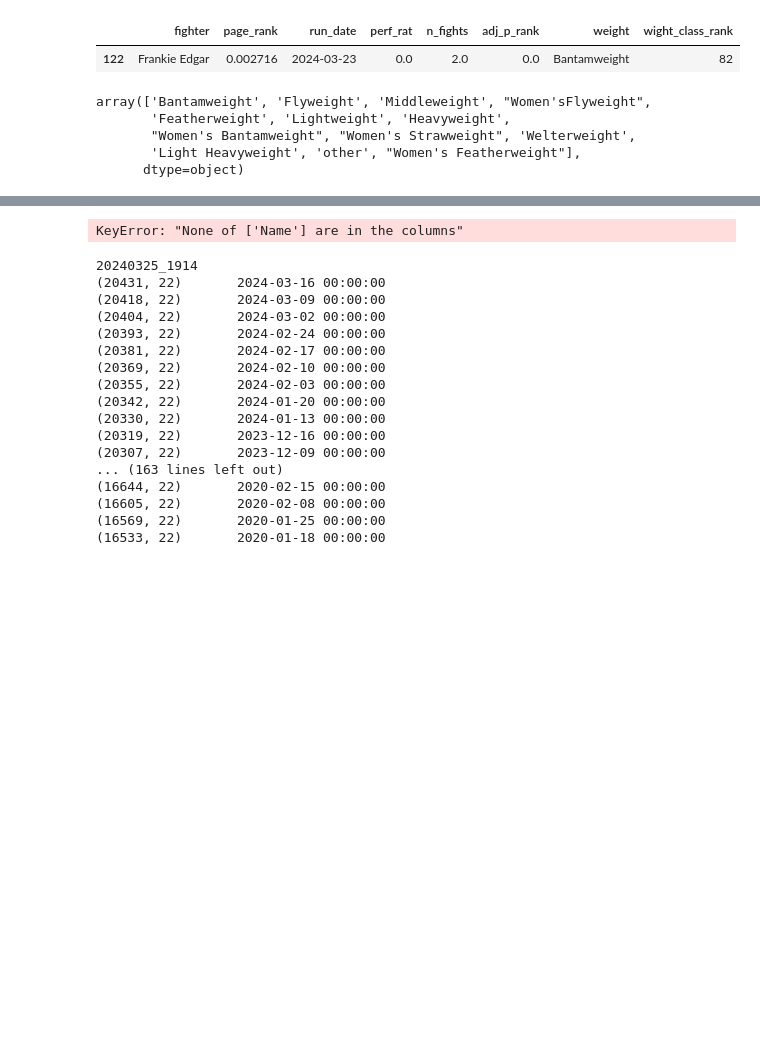
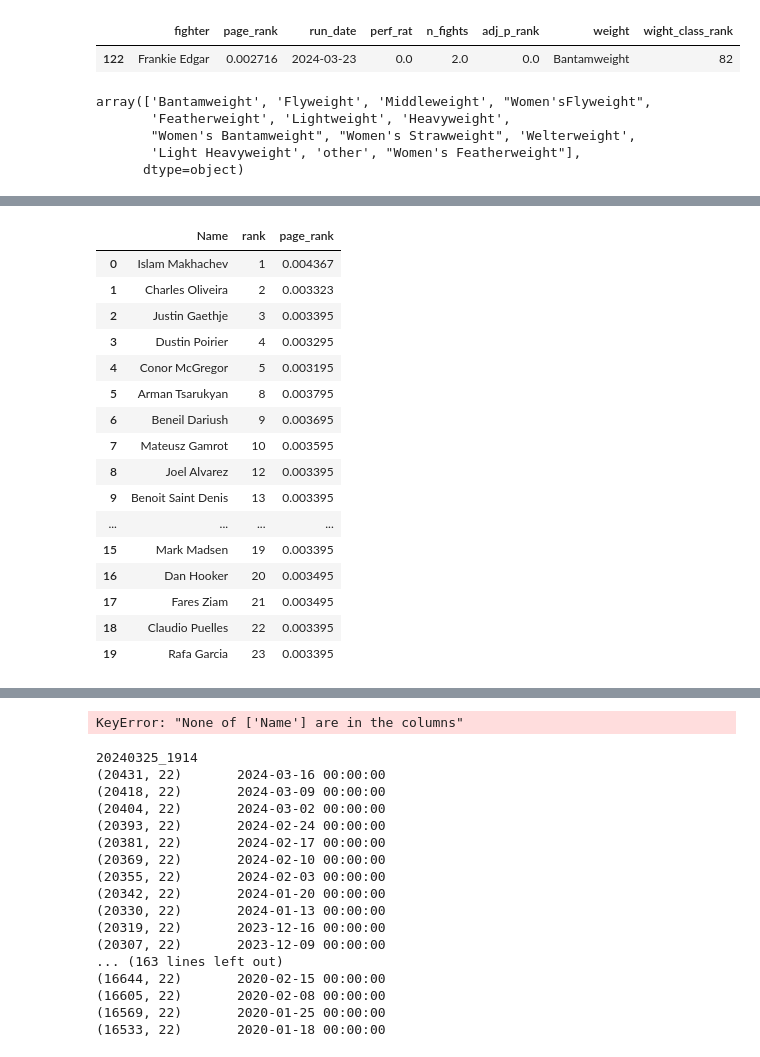
Before and after one commit to zarreh/mma_ranking, a Jupyter notebook: Notebooks/UFC_ranking/UFC_ranking_new.ipynb, the cells around one changed output, grey strips where cells are left out. Drawn from its saved outputs; the diff is of its cells as text; code cells hidden in the pictures; blank space fills up the shorter version.

```diff
--- a/Notebooks/UFC_ranking/UFC_ranking_new.ipynb
+++ b/Notebooks/UFC_ranking/UFC_ranking_new.ipynb
@@ -163,3 +252,23 @@ figher: Sean O'Malley potential_new_rank: -3
+# %%
+final_rankings.head(20)
+# %% [output]
+|  | Name | rank | page_rank |
+| 0 | Islam Makhachev | 1 | 0.004367 |
+| 1 | Charles Oliveira | 2 | 0.003323 |
+| 2 | Justin Gaethje | 3 | 0.003395 |
+| 3 | Dustin Poirier | 4 | 0.003295 |
+| 4 | Conor McGregor | 5 | 0.003195 |
+| 5 | Arman Tsarukyan | 8 | 0.003795 |
+| 6 | Beneil Dariush | 9 | 0.003695 |
+| 7 | Mateusz Gamrot | 10 | 0.003595 |
+| 8 | Joel Alvarez | 12 | 0.003395 |
+| 9 | Benoit Saint Denis | 13 | 0.003395 |
+| ... | ... | ... | ... |
+| 15 | Mark Madsen | 19 | 0.003395 |
+| 16 | Dan Hooker | 20 | 0.003495 |
+| 17 | Fares Ziam | 21 | 0.003495 |
+| 18 | Claudio Puelles | 22 | 0.003395 |
+| 19 | Rafa Garcia | 23 | 0.003395 |
 # %%
 # updated_rankings = updated_rankings.sort_values(by=["rank"]).sort_values(by=["page_rank"], ascending=False)
 # updateing the ranking column to be sequential
```
Also changed, not shown: parts of 11 cells of this notebook, 1 other file.
